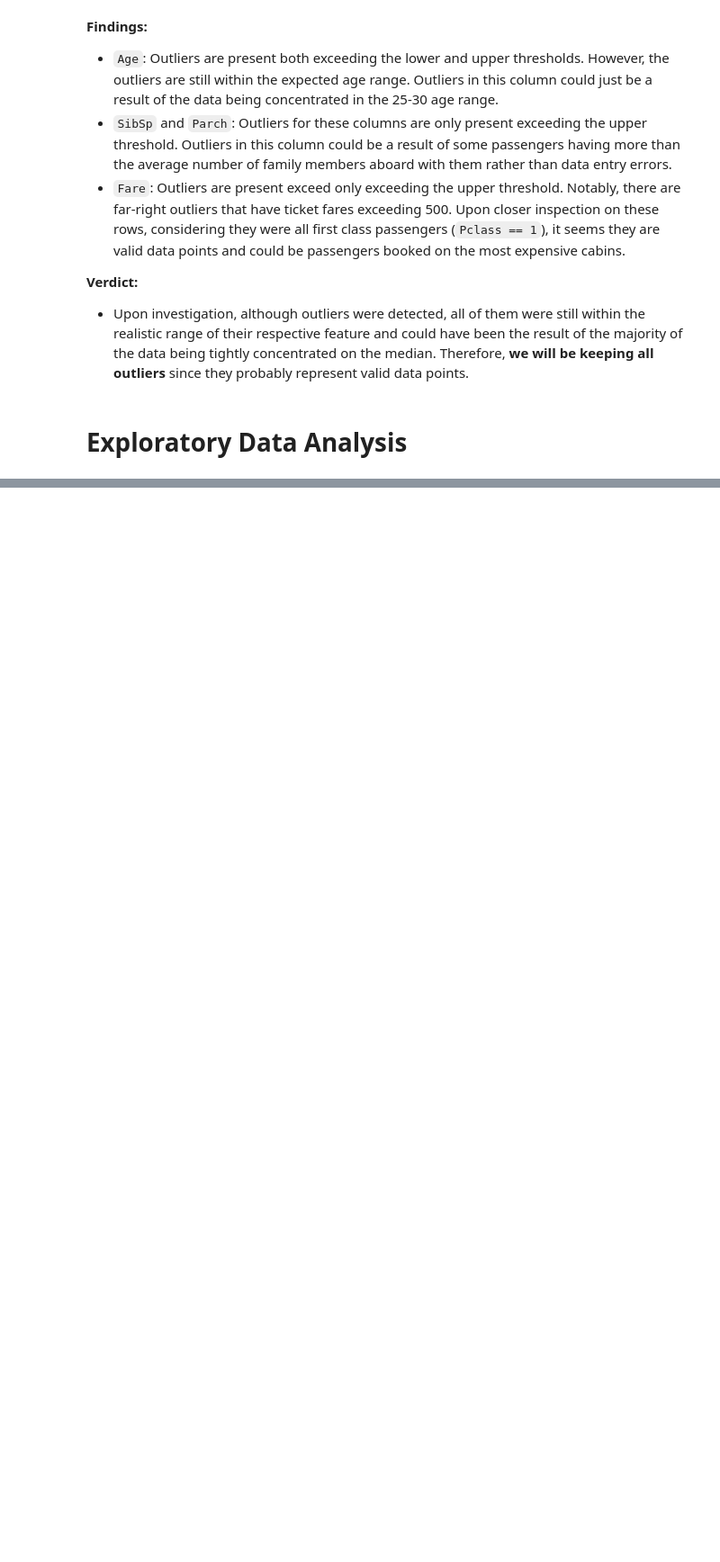
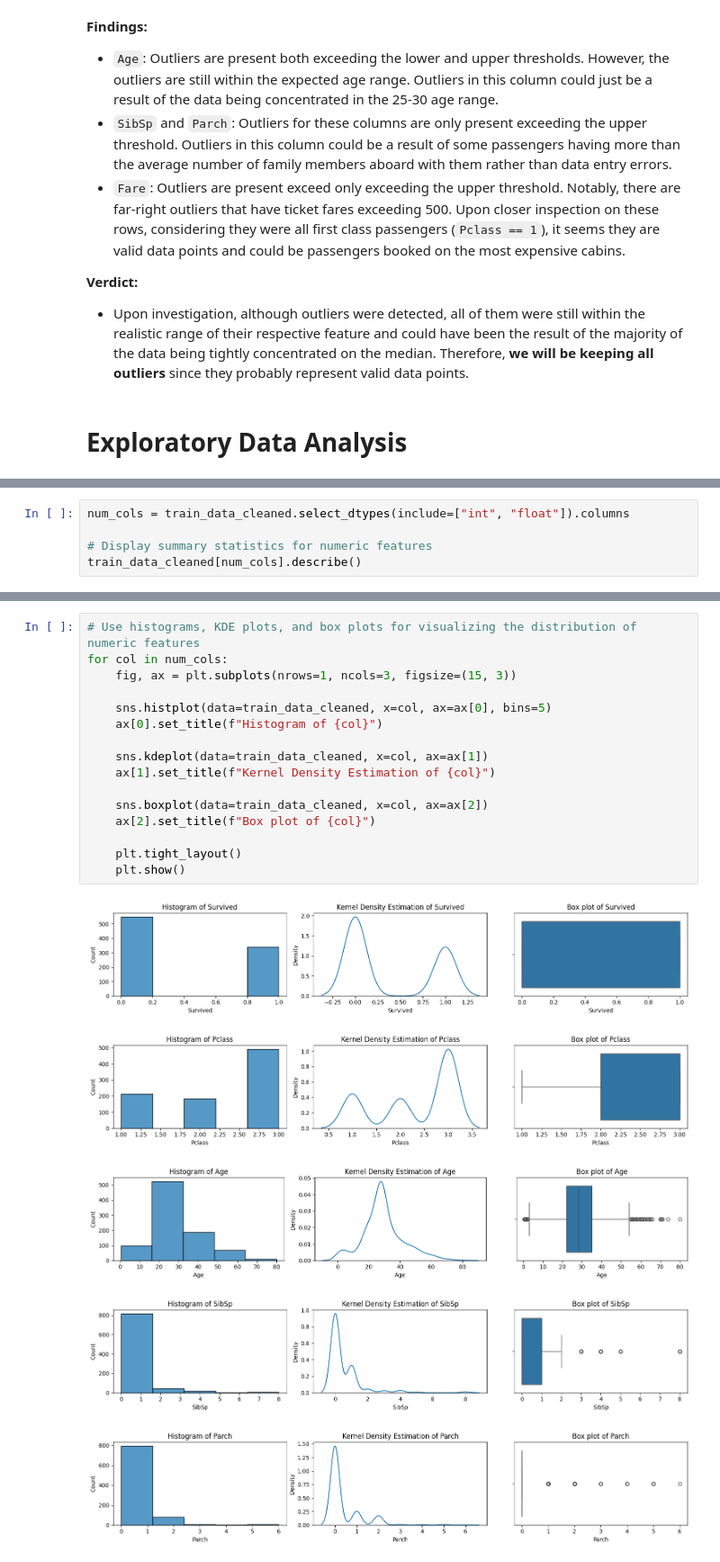
Before and after one commit to rimvelvet31/titanic-prediction, a Jupyter notebook: notebook.ipynb, the cells around one changed output, grey strips where cells are left out. Shown: that part at 90% size. Saved outputs shown, nothing was run; the diff lists cells and outputs as text; blank space fills up the shorter version.

```diff
--- a/notebook.ipynb
+++ b/notebook.ipynb
@@ -310,0 +344,5 @@ train_data[train_data["Fare"] > 400]
+# %%
+num_cols = train_data_cleaned.select_dtypes(include=["int", "float"]).columns
+
+# Display summary statistics for numeric features
+train_data_cleaned[num_cols].describe()
@@ -310,0 +359,22 @@ train_data[train_data["Fare"] > 400]
+# %%
+# Use histograms, KDE plots, and box plots for visualizing the distribution of numeric features
+for col in num_cols:
+    fig, ax = plt.subplots(nrows=1, ncols=3, figsize=(15, 3))
+
+    sns.histplot(data=train_data_cleaned, x=col, ax=ax[0], bins=5)
+    ax[0].set_title(f"Histogram of {col}")
+
+    sns.kdeplot(data=train_data_cleaned, x=col, ax=ax[1])
+    ax[1].set_title(f"Kernel Density Estimation of {col}")
+
+    sns.boxplot(data=train_data_cleaned, x=col, ax=ax[2])
+    ax[2].set_title(f"Box plot of {col}")
+
+    plt.tight_layout()
+    plt.show()
+# %% [output]
+[figure, added]
+[figure, added]
+[figure, added]
+[figure, added]
+[figure, added]
```
Also changed, not shown: parts of 15 cells of this notebook.
